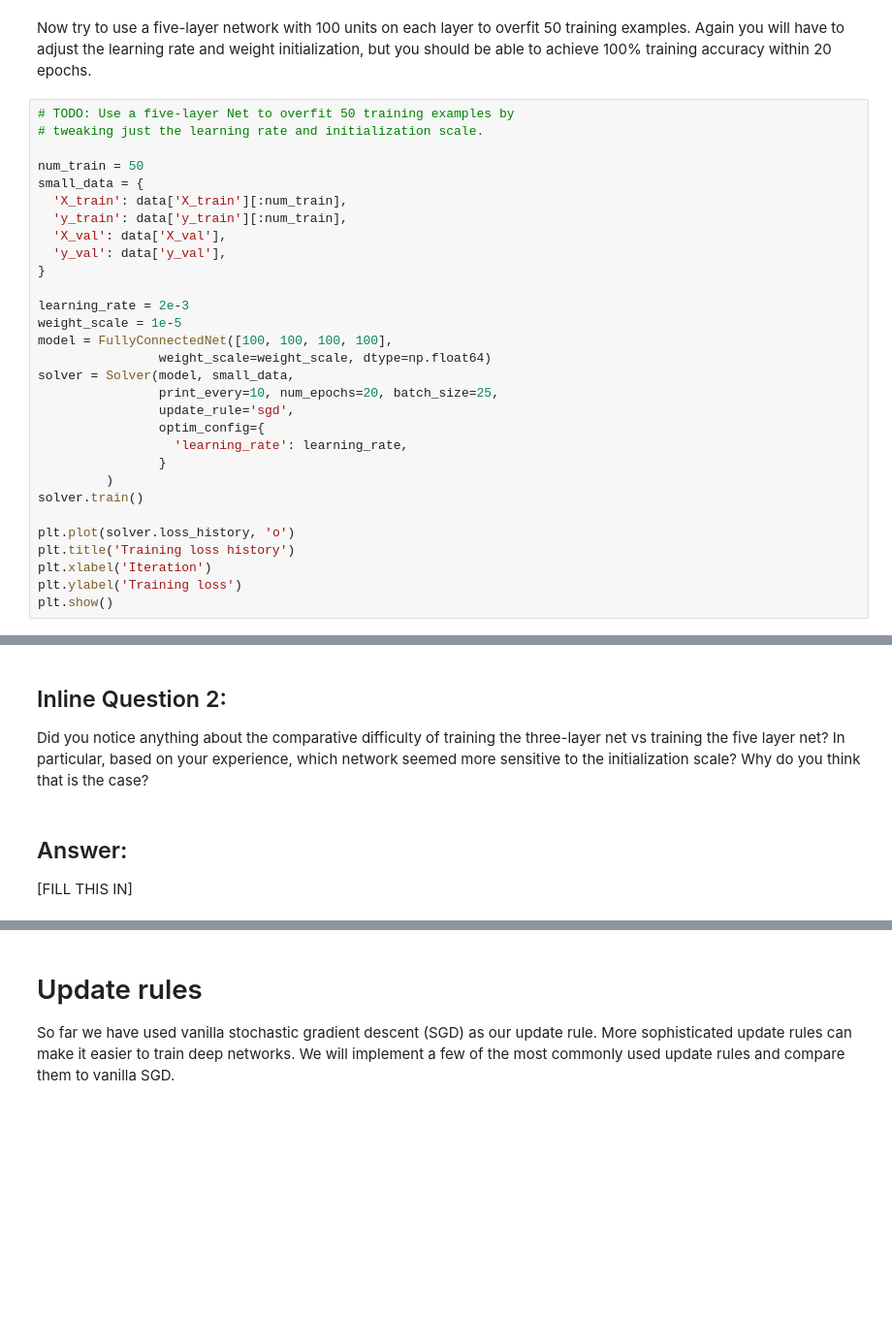
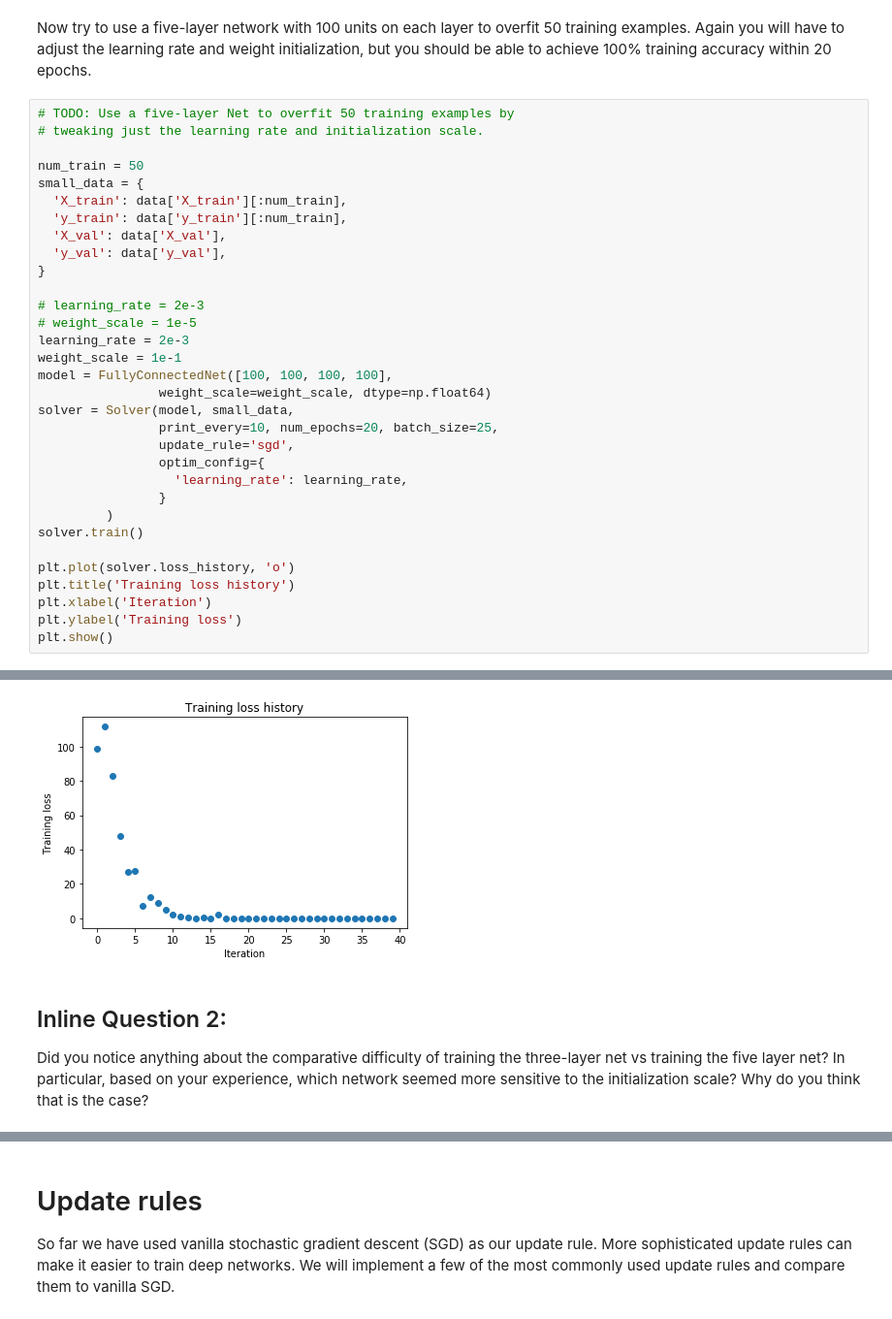
Before and after one commit to katherinelihanyu/CS231n, a Jupyter notebook: hw2/FullyConnectedNets.ipynb, the cells around one changed output, grey strips where cells are left out. Shown: that part at 97% size. Saved outputs shown, nothing was run; the diff lists cells and outputs as text; blank space fills up the shorter version.

```diff
--- a/hw2/FullyConnectedNets.ipynb
+++ b/hw2/FullyConnectedNets.ipynb
@@ -481,8 +497,10 @@ small_data = {
   'y_val': data['y_val'],
 }
 
+# learning_rate = 2e-3
+# weight_scale = 1e-5
 learning_rate = 2e-3
-weight_scale = 1e-5
+weight_scale = 1e-1
 model = FullyConnectedNet([100, 100, 100, 100],
                 weight_scale=weight_scale, dtype=np.float64)
 solver = Solver(model, small_data,
@@ -499,3 +517,4 @@ plt.title('Training loss history')
 plt.xlabel('Iteration')
 plt.ylabel('Training loss')
 plt.show()
+# %% [output]
@@ -502,6 +538,4 @@ plt.show()
+[figure, added]
 # %% [markdown]
 ## Inline Question 2:
 Did you notice anything about the comparative difficulty of training the three-layer net vs training the five layer net? In particular, based on your experience, which network seemed more sensitive to the initialization scale? Why do you think that is the case?
-# %% [markdown]
-## Answer:
-[FILL THIS IN]
```
Also changed, not shown: parts of 7 cells of this notebook, 2 other files.
